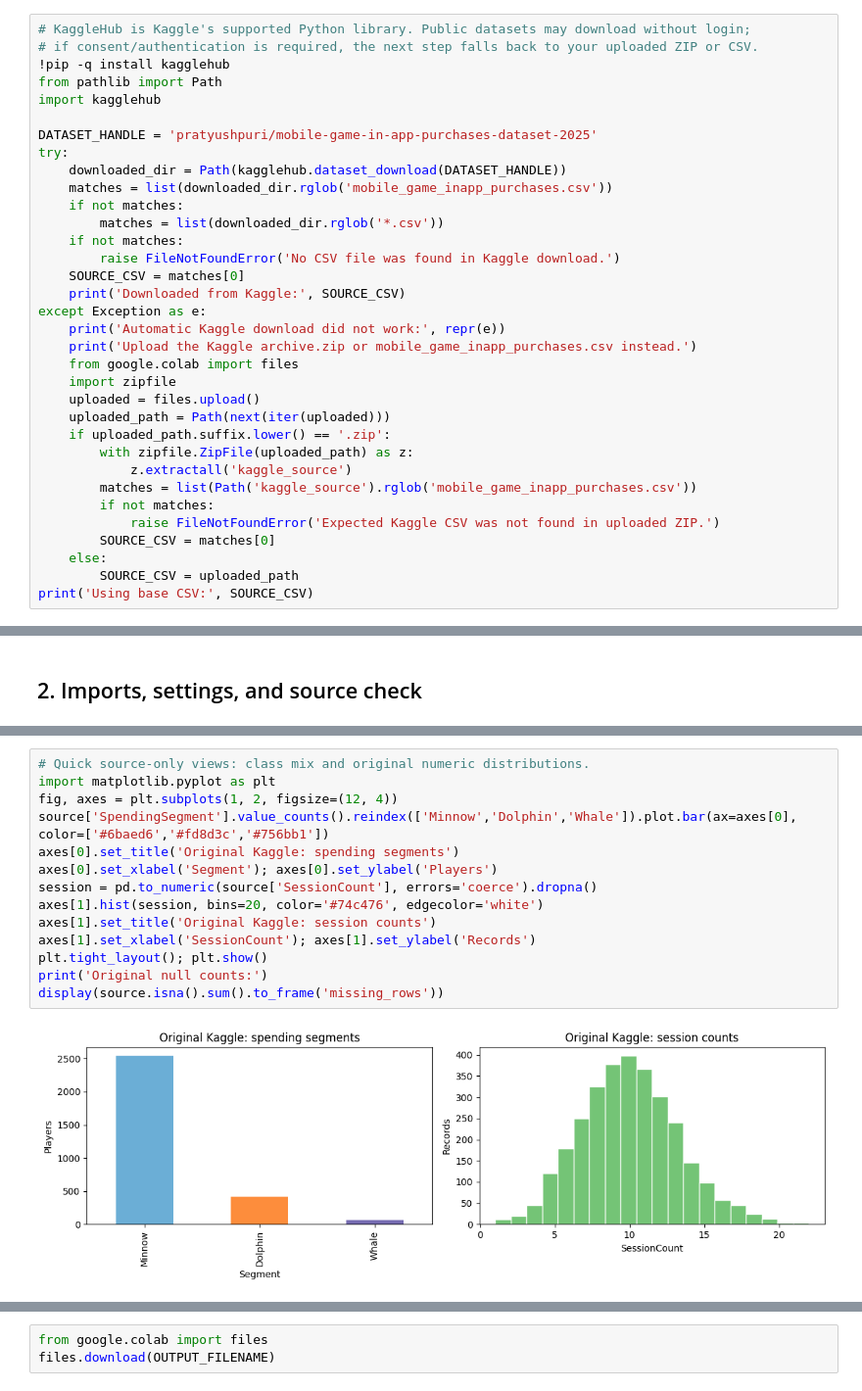
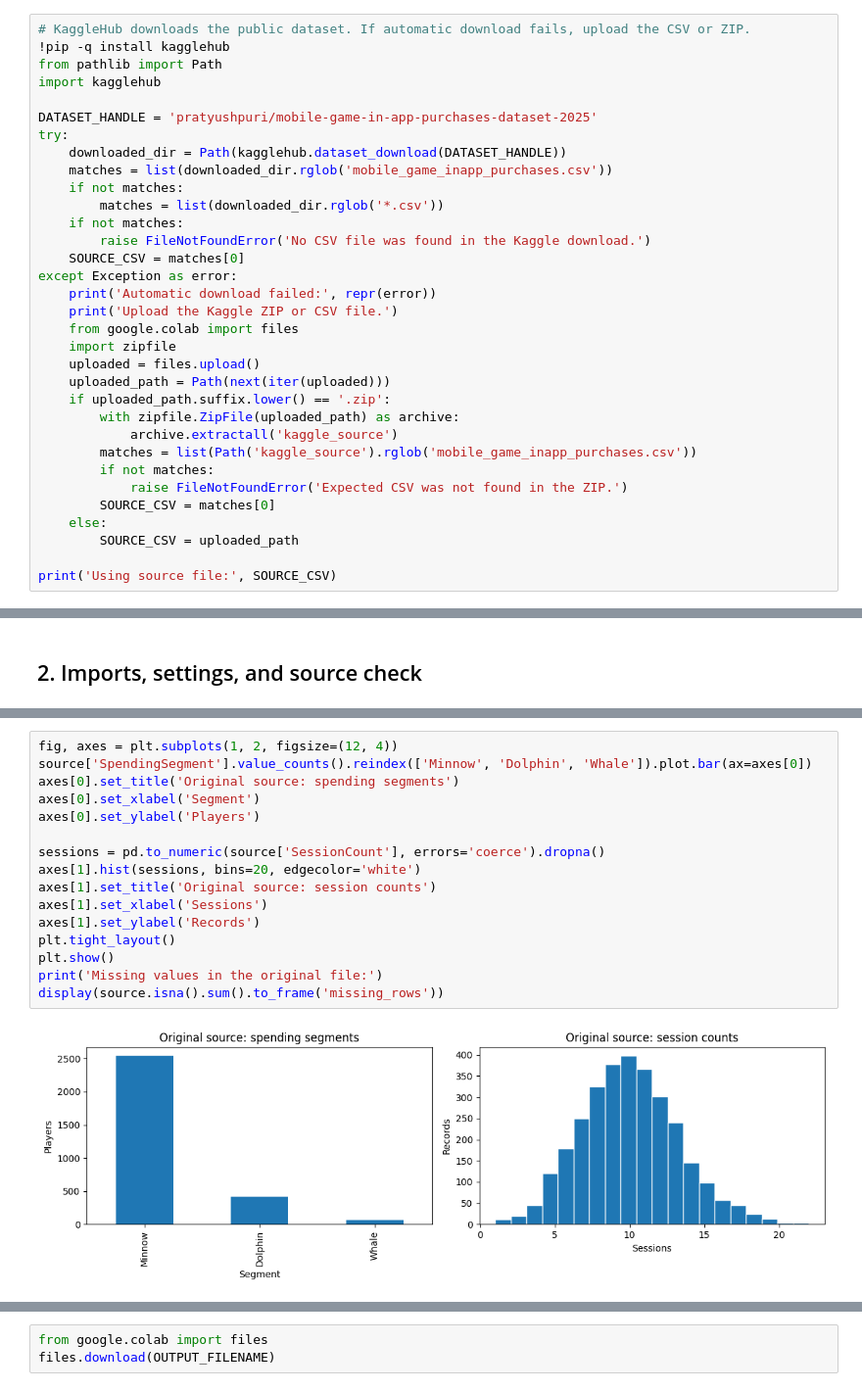
Before and after one commit to HesKal/Mobile-Game-In-App-Purchases, a Jupyter notebook: notebooks/01_data_generation.ipynb, the cells around one changed output, grey strips where cells are left out. Shown at 98% size. Cells and saved outputs as stored; diff of their text form.

```diff
--- a/notebooks/01_data_generation.ipynb
+++ b/notebooks/01_data_generation.ipynb
@@ -10,8 +12,7 @@ This notebook starts with the 3,024-row, 13-column Kaggle source, preserves thos
 # %% [markdown]
 ## 1. Download Kaggle data
 # %%
-# KaggleHub is Kaggle's supported Python library. Public datasets may download without login;
-# if consent/authentication is required, the next step falls back to your uploaded ZIP or CSV.
+# KaggleHub downloads the public dataset. If automatic download fails, upload the CSV or ZIP.
 !pip -q install kagglehub
 from pathlib import Path
 import kagglehub
@@ -23,24 +24,24 @@ try:
     if not matches:
         matches = list(downloaded_dir.rglob('*.csv'))
     if not matches:
-        raise FileNotFoundError('No CSV file was found in Kaggle download.')
+        raise FileNotFoundError('No CSV file was found in the Kaggle download.')
     SOURCE_CSV = matches[0]
-    print('Downloaded from Kaggle:', SOURCE_CSV)
-except Exception as e:
-    print('Automatic Kaggle download did not work:', repr(e))
-    print('Upload the Kaggle archive.zip or mobile_game_inapp_purchases.csv instead.')
+except Exception as error:
+    print('Automatic download failed:', repr(error))
+    print('Upload the Kaggle ZIP or CSV file.')
     from google.colab import files
     import zipfile
     uploaded = files.upload()
     uploaded_path = Path(next(iter(uploaded)))
     if uploaded_path.suffix.lower() == '.zip':
-        with zipfile.ZipFile(uploaded_path) as z:
-            z.extractall('kaggle_source')
+        with zipfile.ZipFile(uploaded_path) as archive:
+            archive.extractall('kaggle_source')
         matches = list(Path('kaggle_source').rglob('mobile_game_inapp_purchases.csv'))
         if not matches:
-            raise FileNotFoundError('Expected Kaggle CSV was not found in uploaded ZIP.')
+            raise FileNotFoundError('Expected CSV was not found in the ZIP.')
         SOURCE_CSV = matches[0]
     else:
         SOURCE_CSV = uploaded_path
-print('Using base CSV:', SOURCE_CSV)
+
+print('Using source file:', SOURCE_CSV)
 # %% [output]
@@ -75,16 +75,18 @@ Original columns: ['UserID', 'Age', 'Gender', 'Country', 'Device', 'GameGenre',
 # %%
-# Quick source-only views: class mix and original numeric distributions.
-import matplotlib.pyplot as plt
 fig, axes = plt.subplots(1, 2, figsize=(12, 4))
-source['SpendingSegment'].value_counts().reindex(['Minnow','Dolphin','Whale']).plot.bar(ax=axes[0], color=['#6baed6','#fd8d3c','#756bb1'])
-axes[0].set_title('Original Kaggle: spending segments')
-axes[0].set_xlabel('Segment'); axes[0].set_ylabel('Players')
-session = pd.to_numeric(source['SessionCount'], errors='coerce').dropna()
-axes[1].hist(session, bins=20, color='#74c476', edgecolor='white')
-axes[1].set_title('Original Kaggle: session counts')
-axes[1].set_xlabel('SessionCount'); axes[1].set_ylabel('Records')
-plt.tight_layout(); plt.show()
-print('Original null counts:')
+source['SpendingSegment'].value_counts().reindex(['Minnow', 'Dolphin', 'Whale']).plot.bar(ax=axes[0])
+axes[0].set_title('Original source: spending segments')
+axes[0].set_xlabel('Segment')
+axes[0].set_ylabel('Players')
+
+sessions = pd.to_numeric(source['SessionCount'], errors='coerce').dropna()
+axes[1].hist(sessions, bins=20, edgecolor='white')
+axes[1].set_title('Original source: session counts')
+axes[1].set_xlabel('Sessions')
+axes[1].set_ylabel('Records')
+plt.tight_layout()
+plt.show()
+print('Missing values in the original file:')
 display(source.isna().sum().to_frame('missing_rows'))
 # %% [output]
-[figure, old version]
+[figure, new version]
```
Also changed, not shown: parts of 22 cells of this notebook.
